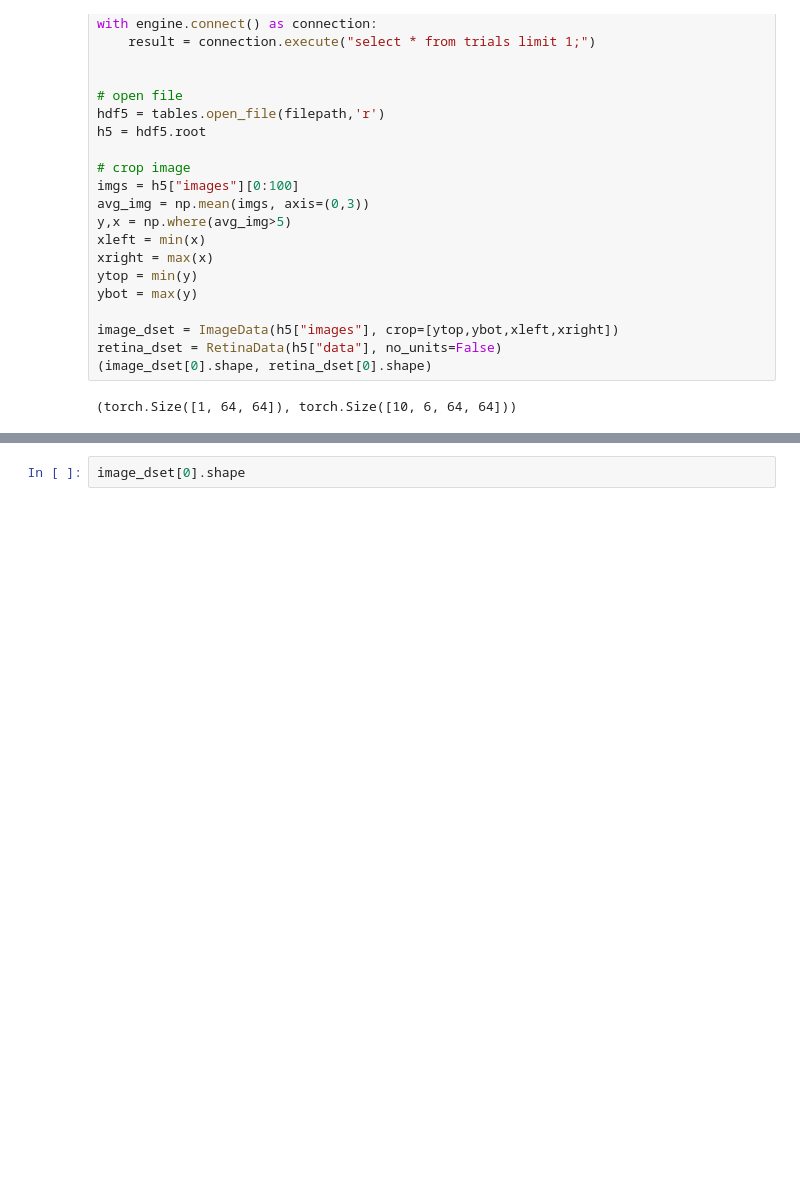
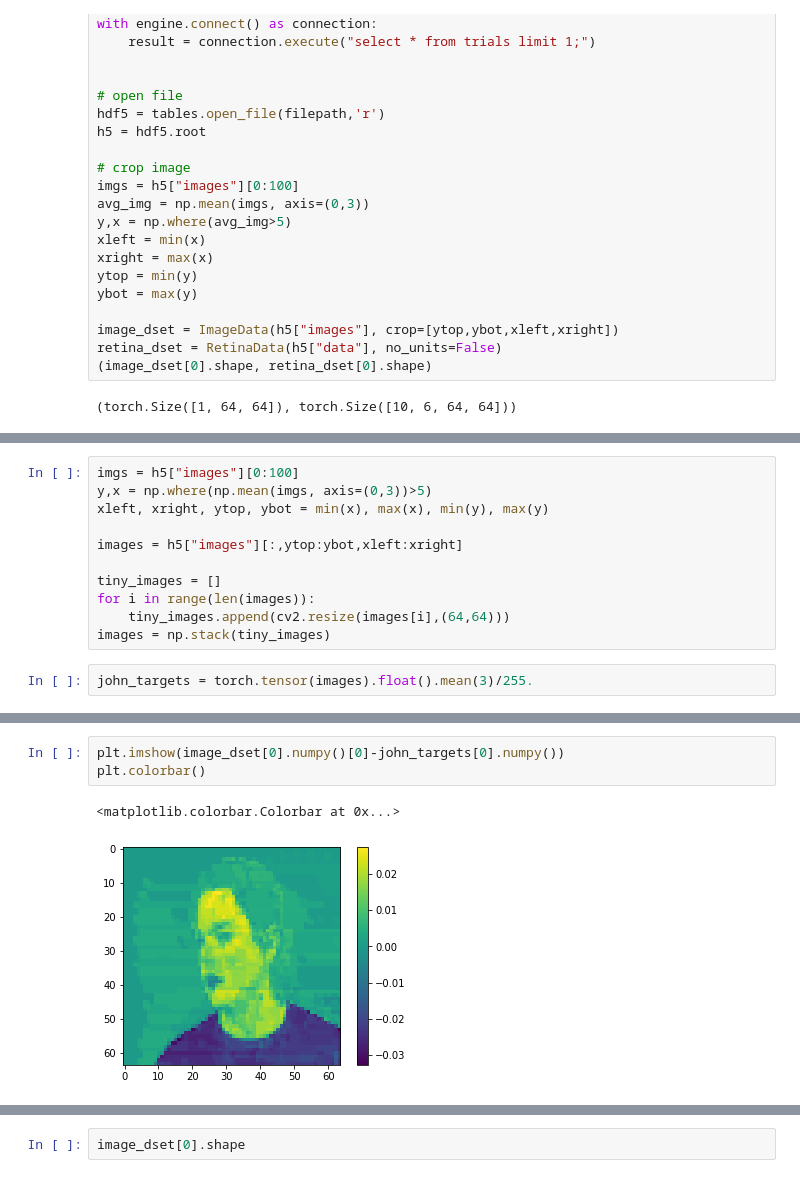
Before and after one commit to tbenst/glia, a Jupyter notebook: notebooks/debug.ipynb, the cells around one changed output, grey strips where cells are left out. Cells and saved outputs as stored; diff of their text form; blank space fills up the shorter version.

Commit message:
added John's conv model

```diff
--- a/notebooks/debug.ipynb
+++ b/notebooks/debug.ipynb
@@ -75,0 +82,13 @@ tensor(23.)
+# %%
+imgs = h5["images"][0:100]
+y,x = np.where(np.mean(imgs, axis=(0,3))>5)
+xleft, xright, ytop, ybot = min(x), max(x), min(y), max(y)
+
+images = h5["images"][:,ytop:ybot,xleft:xright]
+
+tiny_images = []
+for i in range(len(images)):
+    tiny_images.append(cv2.resize(images[i],(64,64)))
+images = np.stack(tiny_images)
+# %%
+john_targets = torch.tensor(images).float().mean(3)/255.
@@ -75,0 +105,6 @@ tensor(23.)
+# %%
+plt.imshow(image_dset[0].numpy()[0]-john_targets[0].numpy())
+plt.colorbar()
+# %% [output]
+<matplotlib.colorbar.Colorbar at 0x...>
+[figure, added]
```
Also changed, not shown: parts of 31 cells of this notebook, 6 other files.
